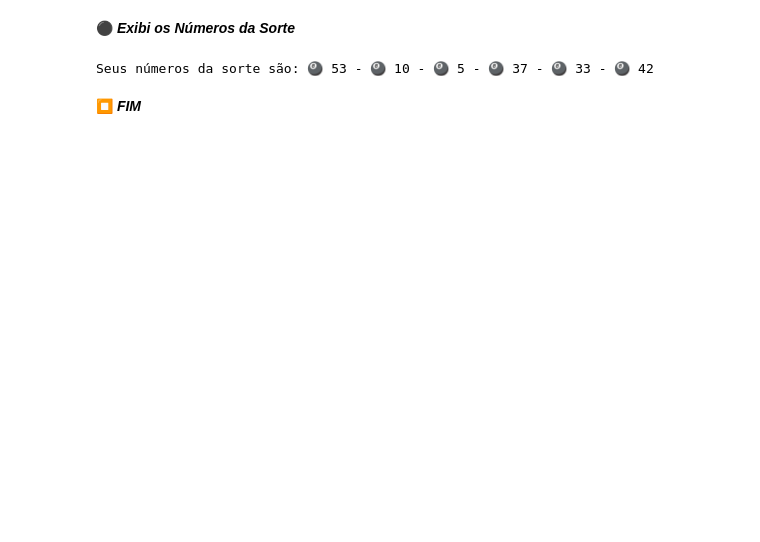
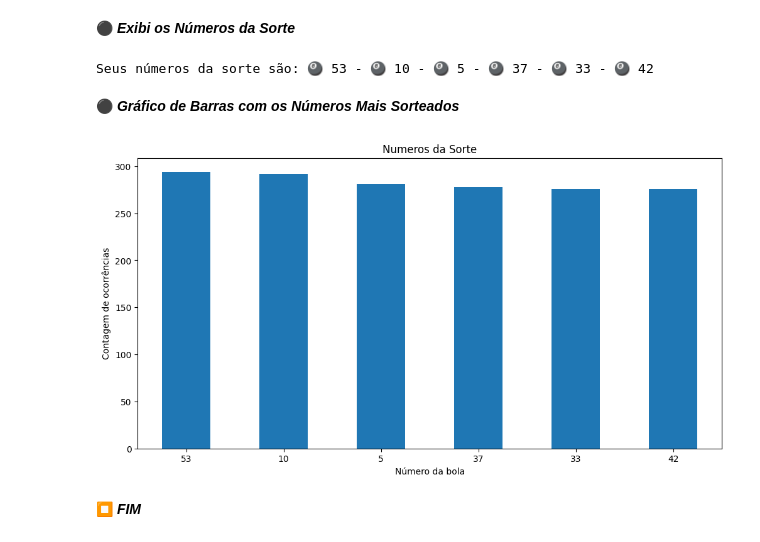
Before and after one commit to luisfeliphe66/Sorteios_mega_sena, a Jupyter notebook: Sorteios_mega_sena.ipynb, the cells around one changed output. Drawn from its saved outputs; the diff is of its cells as text; code cells hidden in the pictures; blank space fills up the shorter version.

```diff
--- a/Sorteios_mega_sena.ipynb
+++ b/Sorteios_mega_sena.ipynb
@@ -140,12 +140,0 @@ else:
-# %%
-# Gráfico de barras com os 6 números mais sorteados nos concursos
-if nome_arquivo_extraido:
-    plt.figure(figsize=(12, 6))
-    ultimos_numeros = contagem_bolas.head(6)
-    ultimos_numeros.plot(kind='bar', rot=0)
-    plt.title('Últimos mais sorteados')
-    plt.xlabel('Número da bola')
-    plt.ylabel('Contagem de ocorrências')
-    plt.show()
-else:
-    print('Não foi possível encontrar um arquivo CSV dentro do ZIP.')
@@ -172,5 +159,21 @@ if nome_arquivo_extraido:
     print(mensagem)
 # %% [output]
 Seus números da sorte são: 🎱 53 - 🎱 10 - 🎱 5 - 🎱 37 - 🎱 33 - 🎱 42
+# %% [markdown]
+⚫ ***Gráfico de Barras com os Números Mais Sorteados***
+# %%
+# Gráfico de barras com os 6 números mais sorteados nos concursos
+if nome_arquivo_extraido:
+    plt.figure(figsize=(12, 6))
+    ultimos_numeros = contagem_bolas.head(6)
+    ultimos_numeros.plot(kind='bar', rot=0)
+    plt.title('Numeros da Sorte')
+    plt.xlabel('Número da bola')
+    plt.ylabel('Contagem de ocorrências')
+    plt.show()
+else:
+    print('Não foi possível encontrar um arquivo CSV dentro do ZIP.')
+# %% [output]
+[figure, added]
 # %% [markdown]
 ⏹ ***FIM***
```
Also changed, not shown: parts of 4 cells of this notebook.
